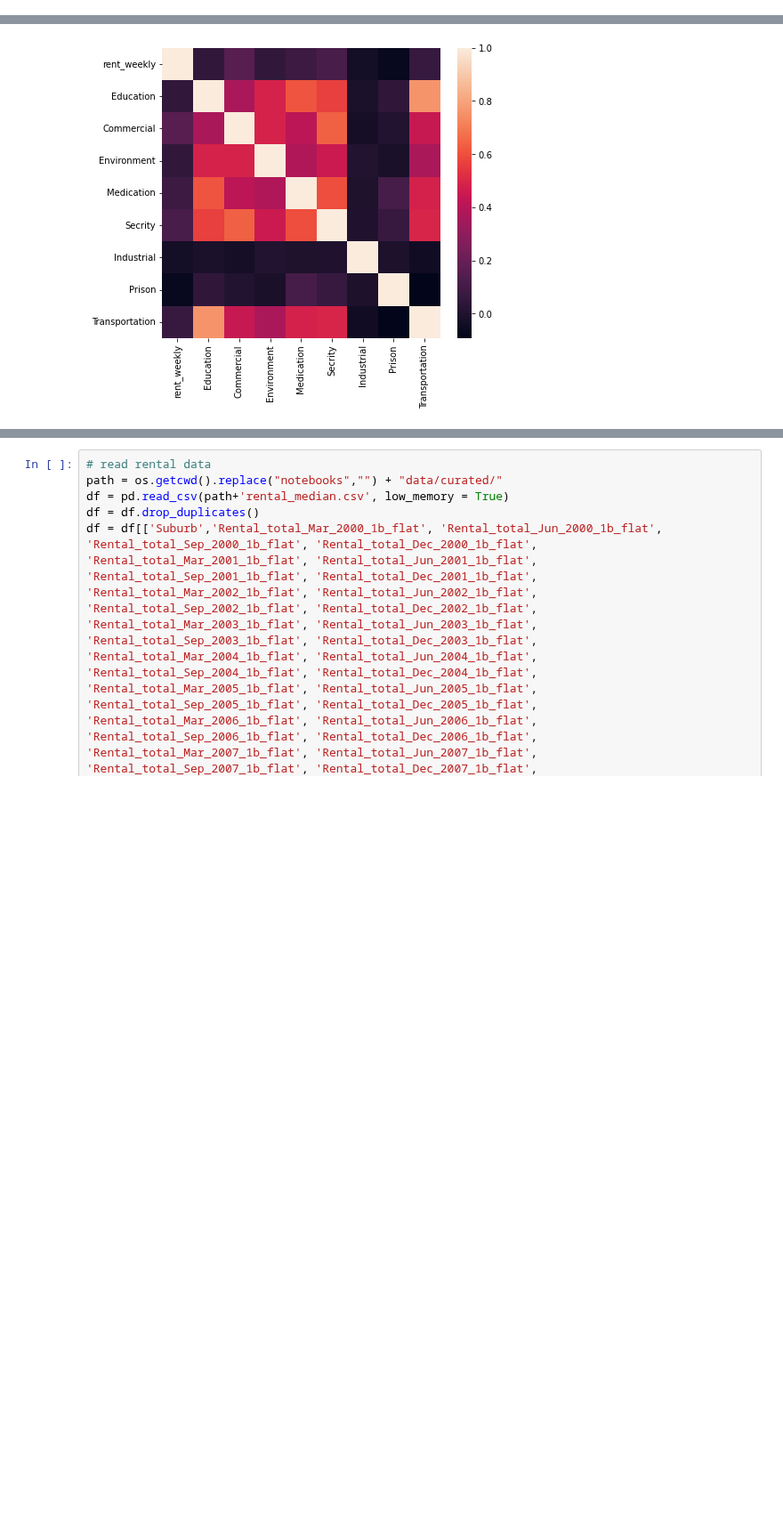
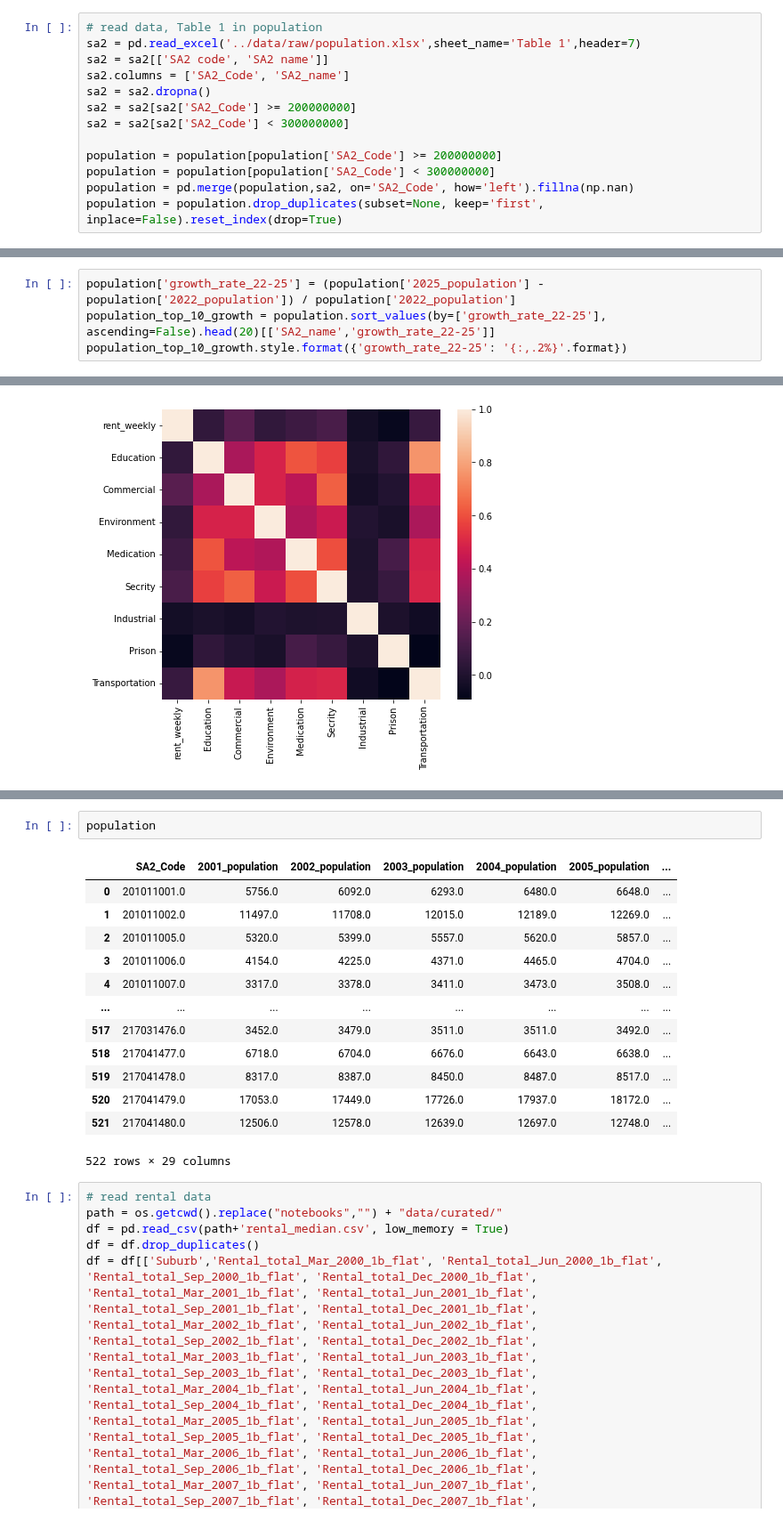
Before and after one commit to MAST30034-Applied-Data-Science/generic-real-estate-consulting-project-group-1-iron-data-man, a Jupyter notebook: notebooks/Visualisation.ipynb, the cells around one changed output, grey strips where cells are left out. Shown at 89% size. Cells and saved outputs as stored; diff of their text form; blank space fills up the shorter version.

```diff
--- a/notebooks/Visualisation.ipynb
+++ b/notebooks/Visualisation.ipynb
@@ -291,0 +315,13 @@ livable.head(20)
+# %%
+# read data, Table 1 in population
+sa2 = pd.read_excel('../data/raw/population.xlsx',sheet_name='Table 1',header=7)
+sa2 = sa2[['SA2 code', 'SA2 name']]
+sa2.columns = ['SA2_Code', 'SA2_name']
+sa2 = sa2.dropna()
+sa2 = sa2[sa2['SA2_Code'] >= 200000000]
+sa2 = sa2[sa2['SA2_Code'] < 300000000]
+
+population = population[population['SA2_Code'] >= 200000000]
+population = population[population['SA2_Code'] < 300000000]
+population = pd.merge(population,sa2, on='SA2_Code', how='left').fillna(np.nan)
+population = population.drop_duplicates(subset=None, keep='first', inplace=False).reset_index(drop=True)
@@ -291,0 +399,4 @@ livable.head(20)
+# %%
+population['growth_rate_22-25'] = (population['2025_population'] - population['2022_population']) / population['2022_population']
+population_top_10_growth = population.sort_values(by=['growth_rate_22-25'], ascending=False).head(20)[['SA2_name','growth_rate_22-25']]
+population_top_10_growth.style.format({'growth_rate_22-25': '{:,.2%}'.format})
@@ -434,3 +698,19 @@ match = pd.read_csv
+# %%
+population
+# %% [output]
+|  | SA2_Code | 2001_population | 2002_population | 2003_population | 2004_population | 2005_population | ... |
+| 0 | 201011001.0 | 5756.0 | 6092.0 | 6293.0 | 6480.0 | 6648.0 | ... |
+| 1 | 201011002.0 | 11497.0 | 11708.0 | 12015.0 | 12189.0 | 12269.0 | ... |
+| 2 | 201011005.0 | 5320.0 | 5399.0 | 5557.0 | 5620.0 | 5857.0 | ... |
+| 3 | 201011006.0 | 4154.0 | 4225.0 | 4371.0 | 4465.0 | 4704.0 | ... |
+| 4 | 201011007.0 | 3317.0 | 3378.0 | 3411.0 | 3473.0 | 3508.0 | ... |
+| ... | ... | ... | ... | ... | ... | ... | ... |
+| 517 | 217031476.0 | 3452.0 | 3479.0 | 3511.0 | 3511.0 | 3492.0 | ... |
+| 518 | 217041477.0 | 6718.0 | 6704.0 | 6676.0 | 6643.0 | 6638.0 | ... |
+| 519 | 217041478.0 | 8317.0 | 8387.0 | 8450.0 | 8487.0 | 8517.0 | ... |
+| 520 | 217041479.0 | 17053.0 | 17449.0 | 17726.0 | 17937.0 | 18172.0 | ... |
+| 521 | 217041480.0 | 12506.0 | 12578.0 | 12639.0 | 12697.0 | 12748.0 | ... |
+522 rows × 29 columns
 # %%
 # read rental data
 path = os.getcwd().replace("notebooks","") + "data/curated/"
```
Also changed, not shown: parts of 23 cells of this notebook.
